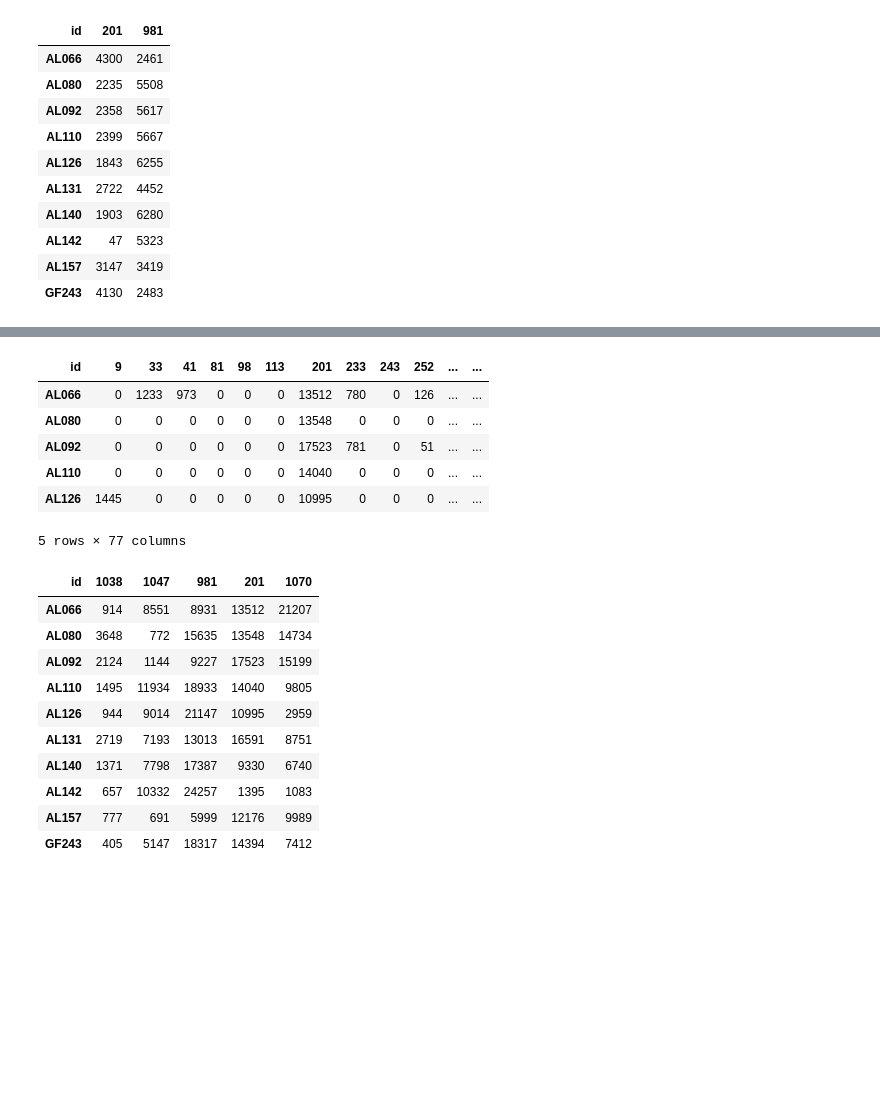
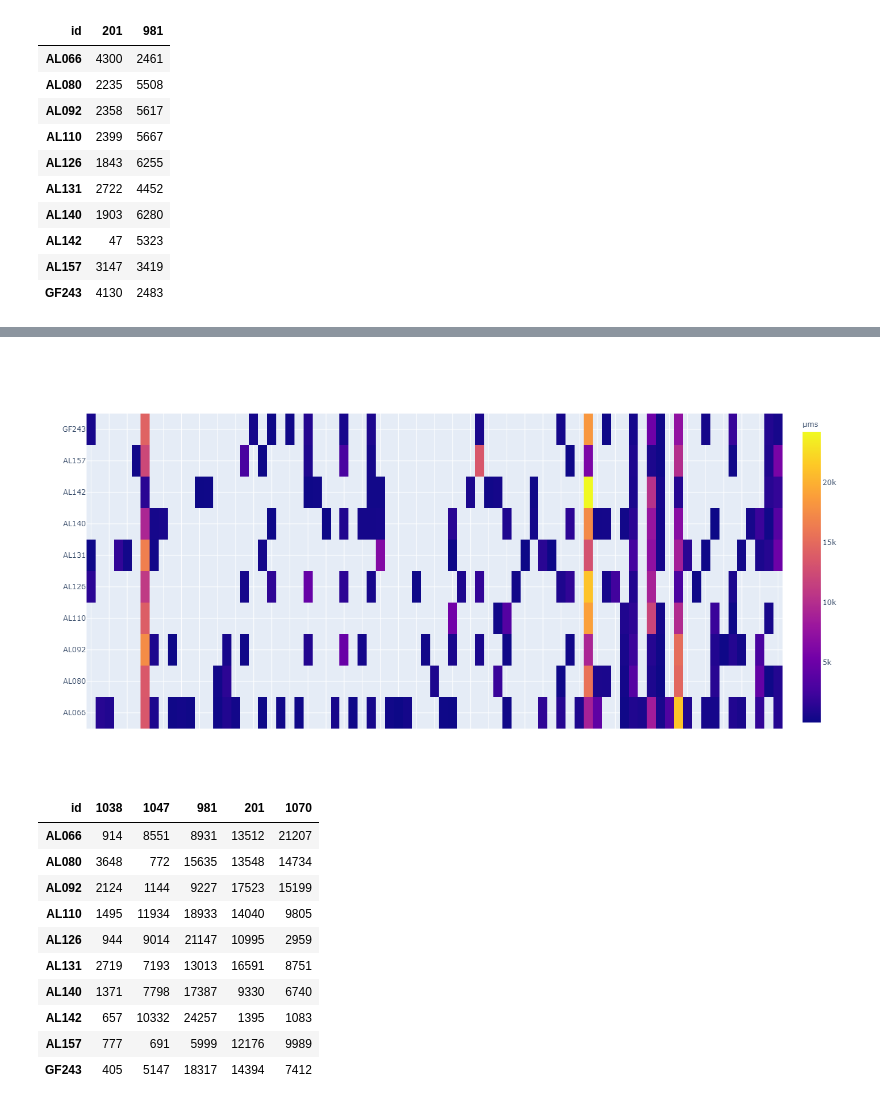
Before and after one commit to YANQI-LIU/Image_Registration, a Jupyter notebook: Cluster.ipynb, the cells around one changed output, grey strips where cells are left out. Drawn from its saved outputs; the diff is of its cells as text; code cells hidden in the pictures; blank space fills up the shorter version.

```diff
--- a/Cluster.ipynb
+++ b/Cluster.ipynb
@@ -74,18 +119,34 @@ dendrite_df
 # %%
 axonal_files= [i for i in files if 'axons' in i]
 axonal_df= combine_df(folder, axonal_files)
-axonal_df.fillna(0, inplace=True)
-#fill  nan values with 0
+
+#axonal_df.fillna(0, inplace=True)
+#fill  nan values with 0 only for subsequent clustering step
+# keep Nan for heatmap display purposes
-# %%
-axonal_df.head()
-# %% [output]
-| id | 9 | 33 | 41 | 81 | 98 | 113 | 201 | 233 | 243 | 252 | ... | ... |
-| AL066 | 0 | 1233 | 973 | 0 | 0 | 0 | 13512 | 780 | 0 | 126 | ... | ... |
-| AL080 | 0 | 0 | 0 | 0 | 0 | 0 | 13548 | 0 | 0 | 0 | ... | ... |
-| AL092 | 0 | 0 | 0 | 0 | 0 | 0 | 17523 | 781 | 0 | 51 | ... | ... |
-| AL110 | 0 | 0 | 0 | 0 | 0 | 0 | 14040 | 0 | 0 | 0 | ... | ... |
-| AL126 | 1445 | 0 | 0 | 0 | 0 | 0 | 10995 | 0 | 0 | 0 | ... | ... |
-5 rows × 77 columns
+# %%
+str_id=[na.give_me_name(i) for i in axonal_df.columns]
+
+fig = go.Figure(
+    data=go.Heatmap(
+        z=axonal_df.values,
+        colorbar=dict(title='μms'),
+        x=str_id,
+        y=axonal_df.index,
+        hoverongaps = False)
+)
+
+fig.update_xaxes(showticklabels=False,
+                type='category')
+
+fig.update_layout(
+    width = 1000, height = 700,
+    autosize = True
+)
+
+
+fig.show()
+# %% [output]
+[figure, added]
 # %%
 axonal_df_inner= combine_df(folder, axonal_files, inner=True)
 axonal_df_inner
```
Also changed, not shown: parts of 10 cells of this notebook.
